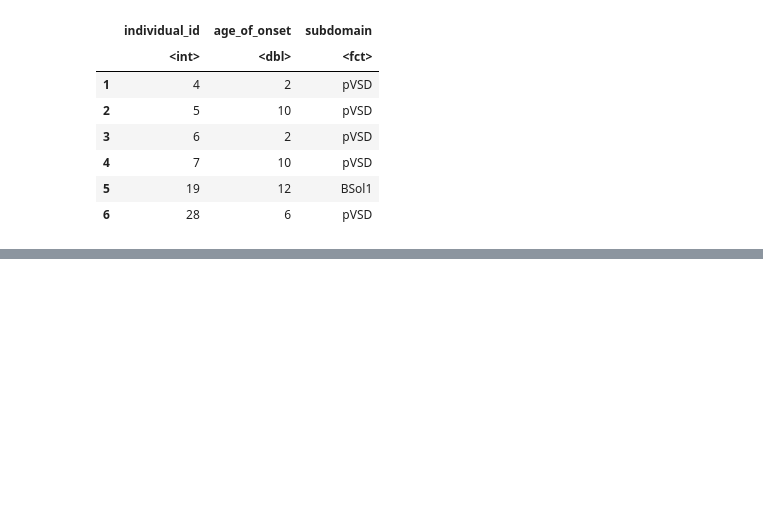
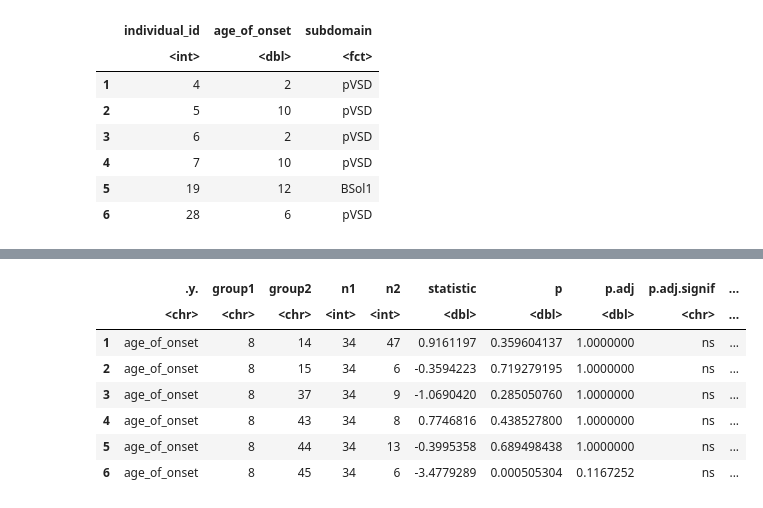
Before and after one commit to alexdaiii/cpvt_database_analysis, a Jupyter notebook: r_notebooks/analysis_2.r.ipynb, the cells around one changed output, grey strips where cells are left out. Cells and saved outputs as stored; diff of their text form; code cells hidden in the pictures; blank space fills up the shorter version.

Commit message:
updated to add confidence intervals and rank biserial

```diff
--- a/r_notebooks/analysis_2.r.ipynb
+++ b/r_notebooks/analysis_2.r.ipynb
@@ -111,4 +139,83 @@ A rstatix_test: 6 x 9
 # %%
-eff_size <- rank_biserial(age_of_onset ~ exon, data = exons_df)
-eff_size
+# dunn_with_rank_biserial <- function(
+#     df, independent_var
+# ) {
+#     # for each combination of exon, calculate the effect size
+#     iter_comb <- combn(levels(df[[independent_var]]), 2, simplify = FALSE)
+
+#     formula_str <- as.formula(paste("age_of_onset ~", independent_var))
+#     dunn_res <- dunn_test(formula_str, data = df, p.adjust.method = "bonferroni")
+
+#     # convert the dunn test results to a data frame
+#     dunn_res_df <- as.data.frame(dunn_res)
+#     # add columns, r_rank_biserial, CI, CI_low, CI_high
+#     dunn_res_df$r_rank_biserial <- NA
+#     dunn_res_df$CI <- NA
+#     dunn_res_df$CI_low <- NA
+#     dunn_res_df$CI_high <- NA
+
+#     for (i in seq_along(iter_comb)) {
+#         cmp <- iter_comb[[i]]
+#         group1 <- cmp[1]
+#         group2 <- cmp[2]
+
+#         # filter the data
+#         x <- df[df[[independent_var]] == group1, "age_of_onset", drop = FALSE]
+#         y <- df[df[[independent_var]] == group2, "age_of_onset", drop = FALSE]
+
+#         # calculate the effect size
+#         eff_size <- rank_biserial(x = x$age_of_onset, y = y$age_of_onset)
+
+#         # Store the effect size with the dunn test results
+#         rows_to_update <- d_exon_df$group1 == exon1 & d_exon_df$group2 == exon2 |
+#                         d_exon_df$group1 == exon2 & d_exon_df$group2 == exon1
+
+#         dunn_res_df[rows_to_update, "r_rank_biserial"] <- eff_size$r_rank_biserial
+#         dunn_res_df[rows_to_update, "CI"] <- eff_size$CI
+#         dunn_res_df[rows_to_update, "CI_low"] <- eff_size$CI_low
+#         dunn_res_df[rows_to_update, "CI_high"] <- eff_size$CI_high
+#     }
+
+#     return(dunn_res_df)
+
+# }
+
+
+# for each combination of exon, calculate the effect size
+exon_factors <- levels(exons_df$exon)
+c2_exons <- combn(exon_factors, 2, simplify = FALSE)
+d_exon <- dunn_test(age_of_onset ~ exon, data = exons_df, p.adjust.method = "bonferroni")
+
+# convert the dunn test results to a data frame
+d_exon_df <- as.data.frame(d_exon)
+# add columns, r_rank_biserial, CI, CI_low, CI_high
+d_exon_df$r_rank_biserial <- NA
+d_exon_df$CI <- NA
+d_exon_df$CI_low <- NA
+d_exon_df$CI_high <- NA
+
+
+for (i in seq_along(c2_exons)) {
+  exon_cmp <- c2_exons[[i]]
+  exon1 <- exon_cmp[1]
+  exon2 <- exon_cmp[2]
+
+  # filter the data
+  x <- exons_df[exons_df$exon == exon1, "age_of_onset", drop = FALSE]
+  y <- exons_df[exons_df$exon == exon2, "age_of_onset", drop = FALSE]
+
+  # calculate the effect size
+  eff_size <- rank_biserial(x = x$age_of_onset, y = y$age_of_onset)
+
+  # Store the effect size with the dunn test results
+  rows_to_update <- d_exon_df$group1 == exon1 & d_exon_df$group2 == exon2 |
+    d_exon_df$group1 == exon2 & d_exon_df$group2 == exon1
+
+  d_exon_df[rows_to_update, "r_rank_biserial"] <- eff_size$r_rank_biserial
+  d_exon_df[rows_to_update, "CI"] <- eff_size$CI
+  d_exon_df[rows_to_update, "CI_low"] <- eff_size$CI_low
+  d_exon_df[rows_to_update, "CI_high"] <- eff_size$CI_high
+}
+
+head(d_exon_df)
 # %% [output]
@@ -115,0 +223,8 @@ ERROR: Error: Grouping variable y must have exactly 2 levels.
+|  | .y. | group1 | group2 | n1 | n2 | statistic | p | p.adj | p.adj.signif | ... |
+|  | <chr> | <chr> | <chr> | <int> | <int> | <dbl> | <dbl> | <dbl> | <chr> | ... |
+| 1 | age_of_onset | 8 | 14 | 34 | 47 | 0.9161197 | 0.359604137 | 1.0000000 | ns | ... |
+| 2 | age_of_onset | 8 | 15 | 34 | 6 | -0.3594223 | 0.719279195 | 1.0000000 | ns | ... |
+| 3 | age_of_onset | 8 | 37 | 34 | 9 | -1.0690420 | 0.285050760 | 1.0000000 | ns | ... |
+| 4 | age_of_onset | 8 | 43 | 34 | 8 | 0.7746816 | 0.438527800 | 1.0000000 | ns | ... |
+| 5 | age_of_onset | 8 | 44 | 34 | 13 | -0.3995358 | 0.689498438 | 1.0000000 | ns | ... |
+| 6 | age_of_onset | 8 | 45 | 34 | 6 | -3.4779289 | 0.000505304 | 0.1167252 | ns | ... |
```
Also changed, not shown: parts of 14 cells of this notebook.
